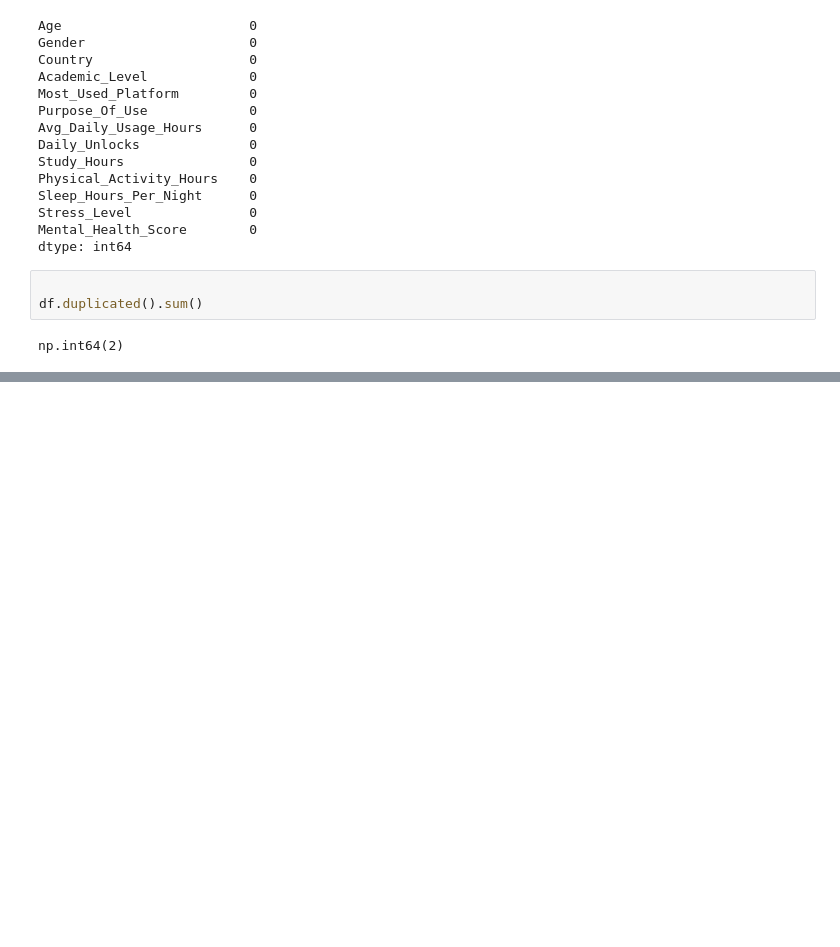
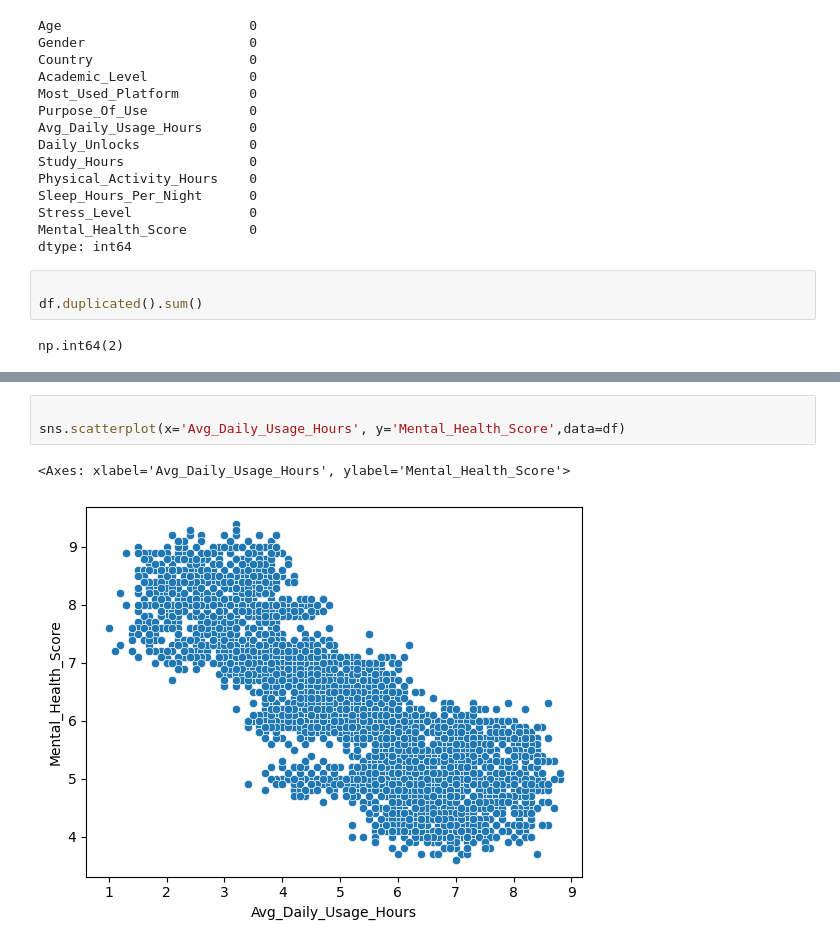
Before and after one commit to tejussaini/Mental-Sense-Ai, a Jupyter notebook: ml_model.ipynb, the cells around one changed output, grey strips where cells are left out. Saved outputs shown, nothing was run; the diff lists cells and outputs as text; blank space fills up the shorter version.

```diff
--- a/ml_model.ipynb
+++ b/ml_model.ipynb
@@ -55,0 +88,6 @@ np.int64(2)
+# %%
+
+sns.scatterplot(x='Avg_Daily_Usage_Hours', y='Mental_Health_Score',data=df)
+# %% [output]
+<Axes: xlabel='Avg_Daily_Usage_Hours', ylabel='Mental_Health_Score'>
+[figure, added]
```
Also changed, not shown: parts of 18 cells of this notebook.
